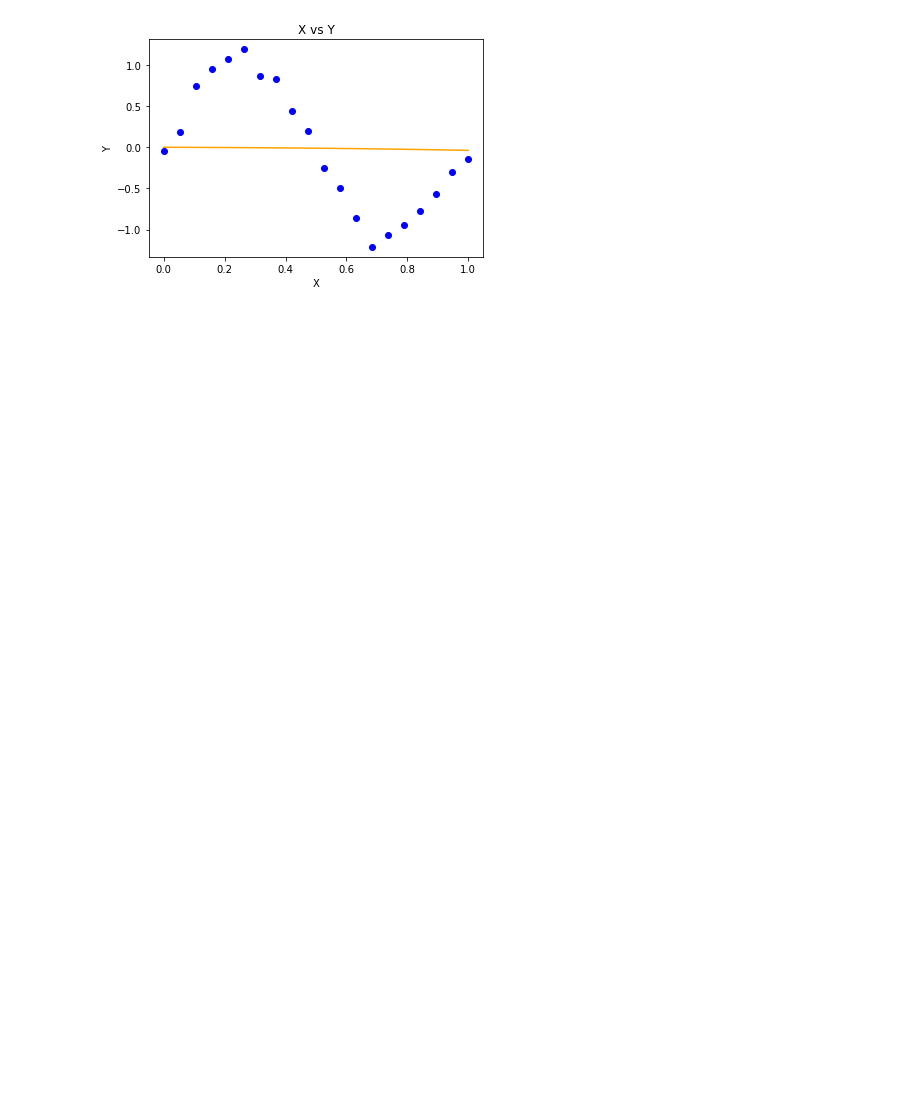
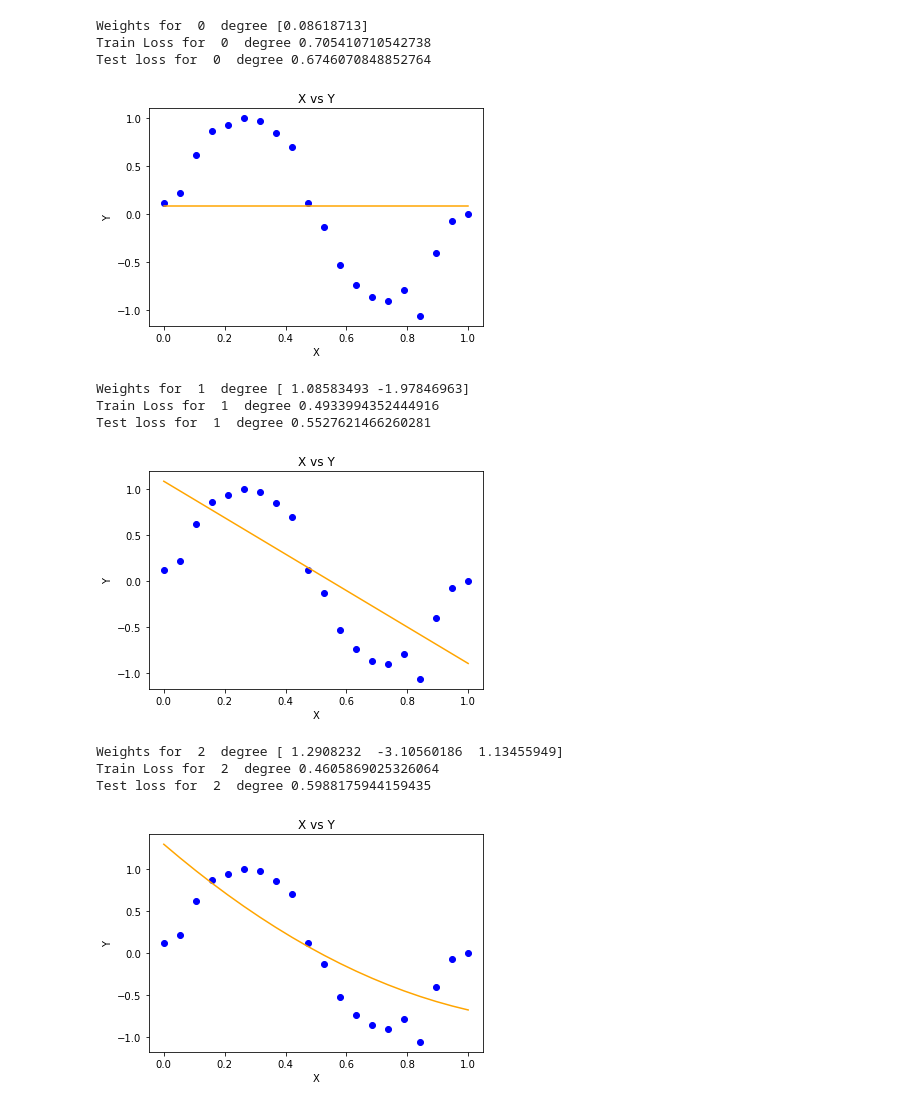
Before and after one commit to NagamSurya/Concept-of-overfitting, a Jupyter notebook: Overfit.ipynb, the cells around one changed output. Saved outputs shown, nothing was run; the diff lists cells and outputs as text; code cells hidden in the pictures; blank space fills up the shorter version.

Commit message:
Plotting losses against degrees

```diff
--- a/Overfit.ipynb
+++ b/Overfit.ipynb
@@ -1,9 +1,6 @@
 # %%
 import numpy as np
-
 import math
-from scipy.interpolate import interpolate
-
 import matplotlib.pyplot as plt
 from sklearn.model_selection import train_test_split
 # Univariate Polynomial Regression
@@ -53,7 +50,7 @@ class PolynomailRegression() :
         self.m, self.n = self.X.shape
 
         # weight initialization
-
+        self.train_loss=0
         self.W = np.zeros( self.degree + 1 )
 
         # transform X for polynomial  h( x ) = w0 * x^0 + w1 * x^1 + w2 * x^2 + ........+ wn * x^n
@@ -70,17 +67,24 @@ class PolynomailRegression() :
             h = self.predict( self.X )
 
             error = (h - self.Y)
-            lossTracker.append(sum(error)/10)
+            #print(error)
 
 
             # update weights
 
             self.W = self.W - self.learning_rate * ( 1 / self.m ) * np.dot( X_transform.T, error )
+
         #print(self.W)
-        #print(lossTracker)
-        return self
+        #print(Y)
 
-    # predict
+        train_pred=np.dot(X_transform,self.W)
+        self.train_loss=math.sqrt(np.mean((train_pred-Y)**2))
+        #print("Train loss--",train_loss)
+        return self.W,self.train_loss
+
+
+
+
 
     def predict( self, X ) :
 
@@ -112,48 +116,72 @@ class PolynomailRegression() :
 def main() :
 
     # Create dataset
-    n_samples=20
-    X = np.sort(np.linspace(0, 1, n_samples))
+    n=20
+    X = np.sort(np.linspace(0, 1, n))
     N = np.random.normal(0, 1, size=20)
     Y = np.sin(2*np.pi*X)+ N*0.1
     X=X.reshape(-1,1)
 
 
 
 
     X_train, X_test, Y_train, Y_test= train_test_split(X, Y, test_size=0.5, random_state=42)
     X_train=X_train.reshape(-1,1)
     X_test=X_test.reshape(-1,1)
 
     # model training
+    TrainTracker=[]
+    TestTracker=[]
+    for i in range(10):
+        model = PolynomailRegression( degree = i, learning_rate = 0.01, iterations = 30000 )
 
-    model = PolynomailRegression( degree = 3, learning_rate = 0.01, iterations = 10 )
+        W,train_loss=model.fit( X_train, Y_train )
+        print("Weights for ",i," degree",model.W)
+        print("Train Loss for ",i," degree",model.train_loss)
+        # Prediction on training set
+        TrainTracker.append(model.train_loss)
+        Y_pred = model.predict( X )
 
-    model.fit( X_train, Y_train )
+        # Visualization
 
-    # Prediction on training set
-
-    Y_pred = model.predict( X )
-    #print(X_test)
-    #print(Y_pred)
-    # Visualization
-
-    plt.scatter( X, Y, color = 'blue' )
+        y_predic=model.predict(X_test)
+        test_error=y_predic-Y_test
+        print("Test loss for ",i," degree",math.sqrt(np.mean((test_error)**2)))
+        TestTracker.append(math.sqrt(np.mean((test_error)**2)))
+        plt.scatter( X, Y, color = 'blue' )
 
 
-    plt.plot( X, Y_pred, color = 'orange' )
+        plt.plot( X, Y_pred, color = 'orange' )
 
-    plt.title( 'X vs Y' )
+        plt.title( 'X vs Y' )
 
-    plt.xlabel( 'X' )
+        plt.xlabel( 'X' )
 
-    plt.ylabel( 'Y' )
+        plt.ylabel( 'Y' )
 
+        plt.show()
+
+
+    plt.plot(TrainTracker, label="train" ,color="blue")
+    plt.plot(TestTracker, label="test" ,color="red")
+    plt.title( 'Plotting overall Train losses and Test losses for degrees from 0 to 9' )
+    plt.xlabel( 'Degrees' )
+    plt.ylabel( 'RMSE loss' )
     plt.show()
-
 
 if __name__ == "__main__" :
 
     main()
 # %% [output]
+Weights for  0  degree [0.08618713]
+Train Loss for  0  degree 0.705410710542738
+Test loss for  0  degree 0.6746070848852764
-[figure, old version]
+[figure, new version]
+Weights for  1  degree [ 1.08583493 -1.97846963]
+Train Loss for  1  degree 0.4933994352444916
+Test loss for  1  degree 0.5527621466260281
+[figure, added]
+Weights for  2  degree [ 1.2908232  -3.10560186  1.13455949]
+Train Loss for  2  degree 0.4605869025326064
+Test loss for  2  degree 0.5988175944159435
+[figure, added]
```
Also changed, not shown: parts of 1 cell of this notebook.
